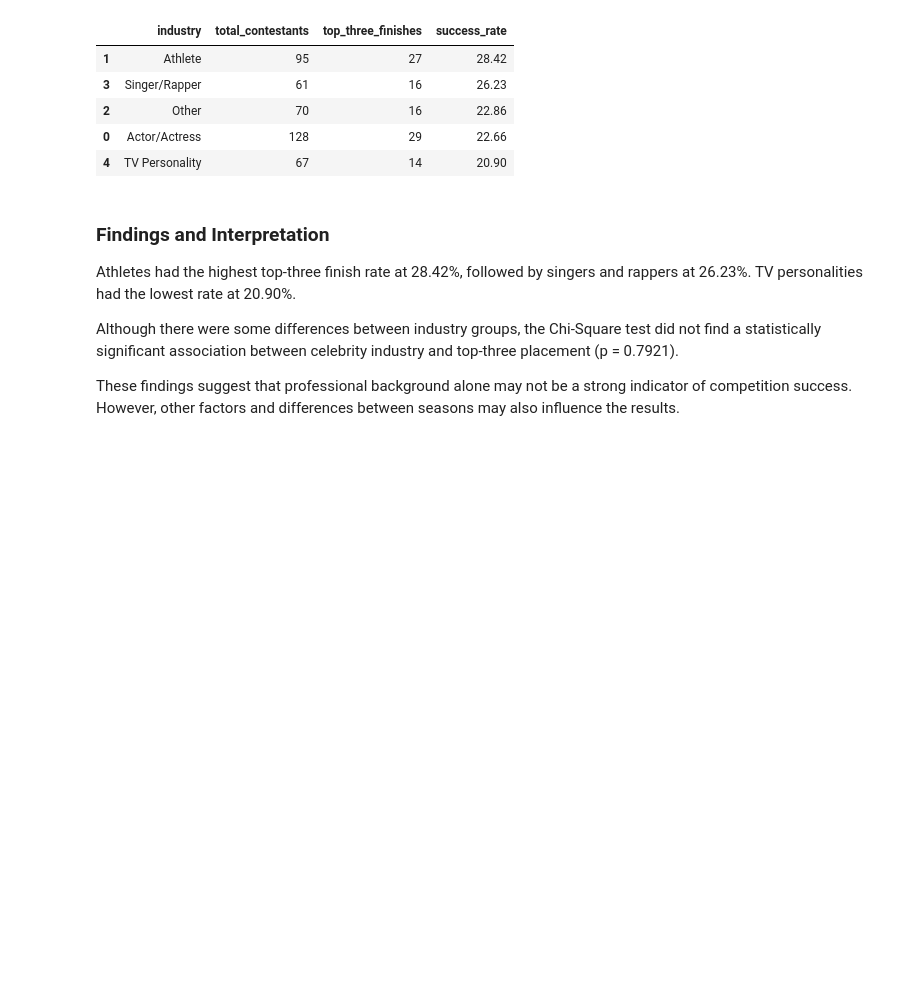
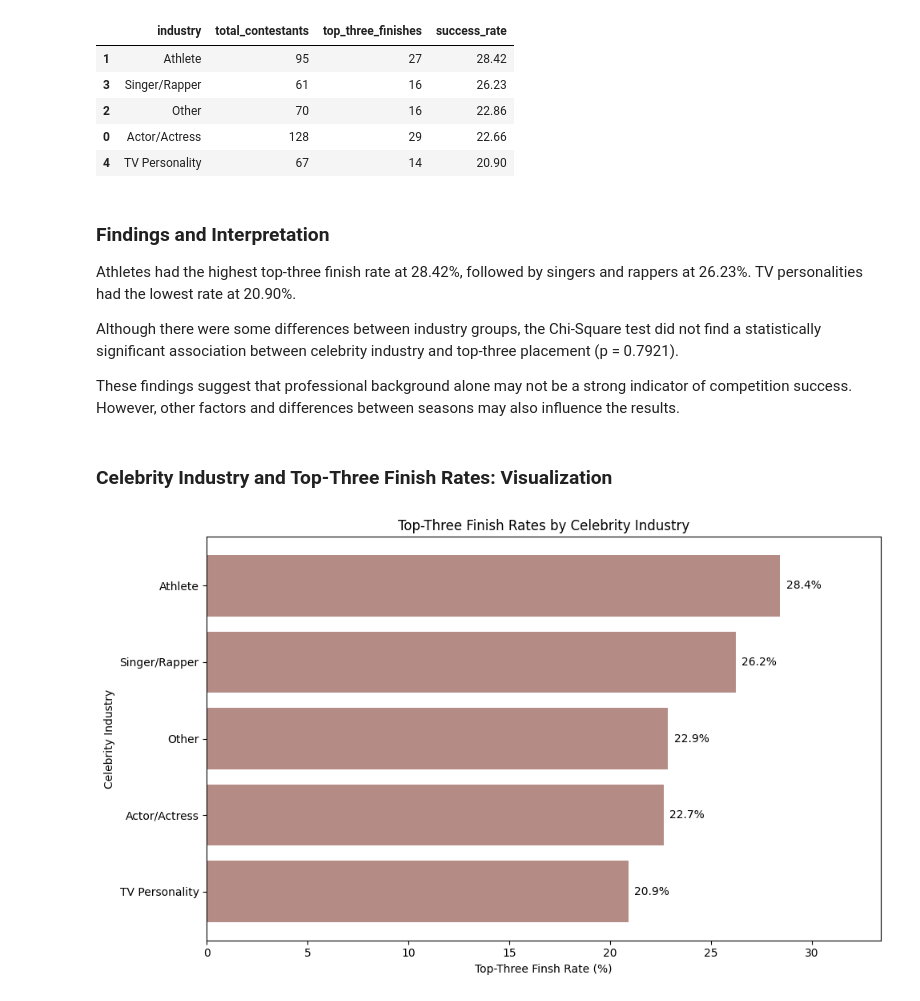
Before and after one commit to mia-c25/dwts-data-analysis, a Jupyter notebook: notebooks/notebook.ipynb, the cells around one changed output. Drawn from its saved outputs; the diff is of its cells as text; code cells hidden in the pictures; blank space fills up the shorter version.

```diff
--- a/notebooks/notebook.ipynb
+++ b/notebooks/notebook.ipynb
@@ -913,3 +913,37 @@ Athletes had the highest top-three finish rate at 28.42%, followed by singers an
 Although there were some differences between industry groups, the Chi-Square test did not find a statistically significant association between celebrity industry and top-three placement (p = 0.7921).
 
 These findings suggest that professional background alone may not be a strong indicator of competition success. However, other factors and differences between seasons may also influence the results.
+# %% [markdown]
+### Celebrity Industry and Top-Three Finish Rates: Visualization
+# %%
+import matplotlib.pyplot as plt
+
+industry_plot = industry_success.sort_values(
+    'success_rate', ascending=True
+)
+
+plt.figure(figsize=(10,6))
+
+bars = plt.barh(
+    industry_plot['industry'],
+    industry_plot['success_rate'],
+    color='#B58C85'
+)
+
+for bar in bars:
+    width = bar.get_width()
+    plt.text(
+        width + 0.3,
+        bar.get_y() + bar.get_height() / 2,
+        f'{width:.1f}%',
+        va='center'
+    )
+
+plt.title('Top-Three Finish Rates by Celebrity Industry')
+plt.xlabel('Top-Three Finsh Rate (%)')
+plt.ylabel('Celebrity Industry')
+plt.xlim(0, industry_plot['success_rate'].max() + 5)
+plt.tight_layout()
+plt.show()
+# %% [output]
+[figure, added]
```
Also changed, not shown: parts of 22 cells of this notebook.
